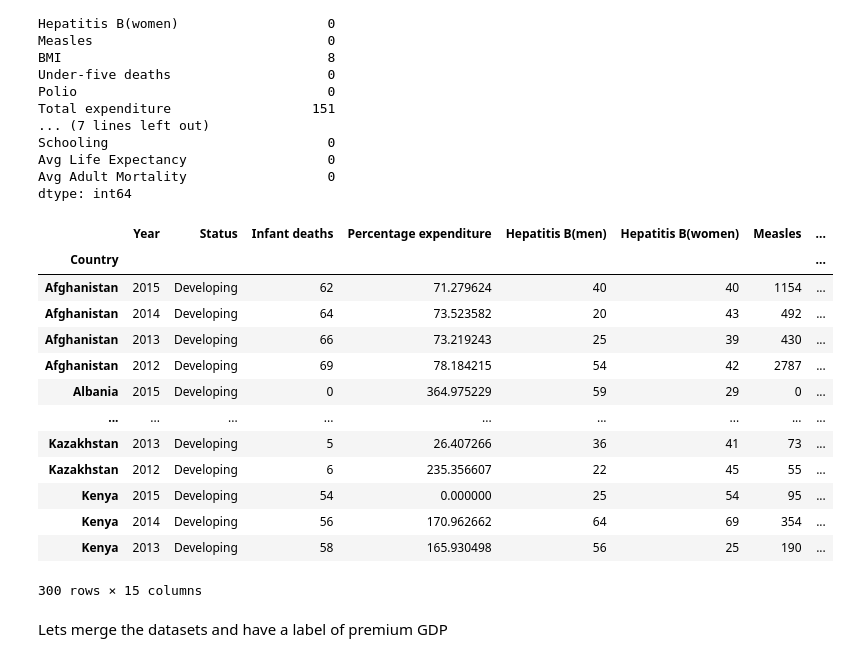
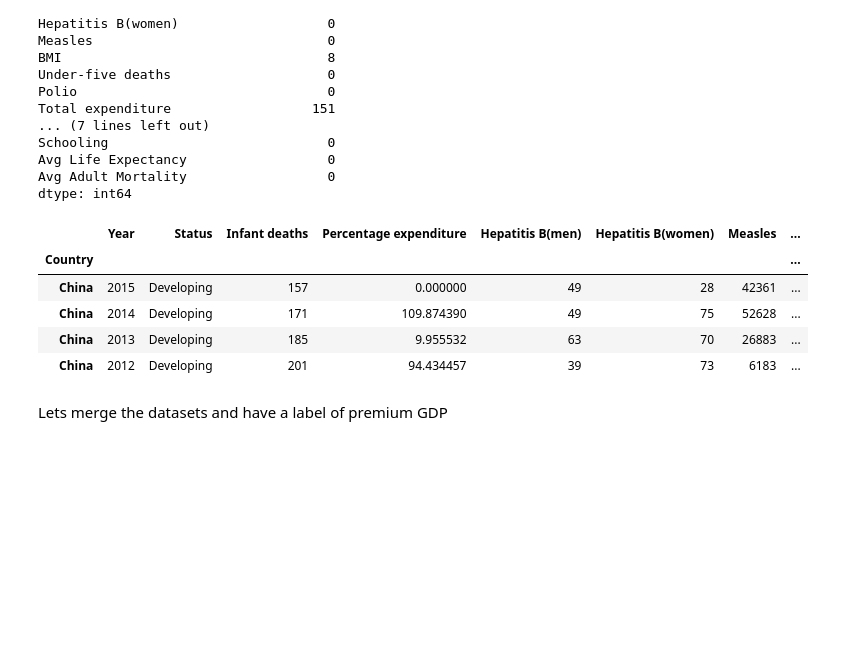
Before and after one commit to DaWaildHorse/Capstone_Project, a Jupyter notebook: Model.ipynb, the cells around one changed output. Saved outputs shown, nothing was run; the diff lists cells and outputs as text; code cells hidden in the pictures; blank space fills up the shorter version.

```diff
--- a/Model.ipynb
+++ b/Model.ipynb
@@ -392,22 +396,14 @@ dtype: int64
 # %%
 mortality_df_clean = mortality_df_clean.drop(["Alcohol", "BMI" , "Total expenditure" , "Population", "thinness  1-19 years" , "thinness 5-9 years" , "Income composition of resources"], axis=1)
 # %%
-mortality_df_clean.head(300)
+mortality_df_clean[mortality_df_clean.index == "China"]
 # %% [output]
 |  | Year | Status | Infant deaths | Percentage expenditure | Hepatitis B(men) | Hepatitis B(women) | Measles | ... |
 | Country |  |  |  |  |  |  |  | ... |
-| Afghanistan | 2015 | Developing | 62 | 71.279624 | 40 | 40 | 1154 | ... |
-| Afghanistan | 2014 | Developing | 64 | 73.523582 | 20 | 43 | 492 | ... |
-| Afghanistan | 2013 | Developing | 66 | 73.219243 | 25 | 39 | 430 | ... |
-| Afghanistan | 2012 | Developing | 69 | 78.184215 | 54 | 42 | 2787 | ... |
-| Albania | 2015 | Developing | 0 | 364.975229 | 59 | 29 | 0 | ... |
-| ... | ... | ... | ... | ... | ... | ... | ... | ... |
-| Kazakhstan | 2013 | Developing | 5 | 26.407266 | 36 | 41 | 73 | ... |
-| Kazakhstan | 2012 | Developing | 6 | 235.356607 | 22 | 45 | 55 | ... |
-| Kenya | 2015 | Developing | 54 | 0.000000 | 25 | 54 | 95 | ... |
-| Kenya | 2014 | Developing | 56 | 170.962662 | 64 | 69 | 354 | ... |
-| Kenya | 2013 | Developing | 58 | 165.930498 | 56 | 25 | 190 | ... |
+| China | 2015 | Developing | 157 | 0.000000 | 49 | 28 | 42361 | ... |
+| China | 2014 | Developing | 171 | 109.874390 | 49 | 75 | 52628 | ... |
+| China | 2013 | Developing | 185 | 9.955532 | 63 | 70 | 26883 | ... |
+| China | 2012 | Developing | 201 | 94.434457 | 39 | 73 | 6183 | ... |
-300 rows × 15 columns
 # %% [markdown]
 Lets merge the datasets and have a label of premium GDP
 # %%
```
Also changed, not shown: parts of 7 cells of this notebook, 8 other files.
